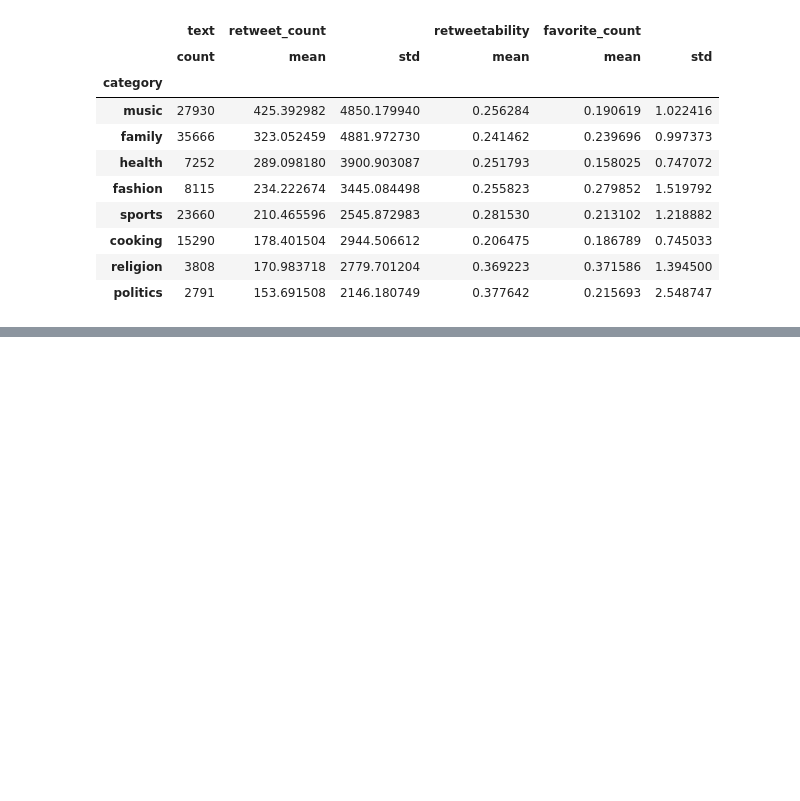
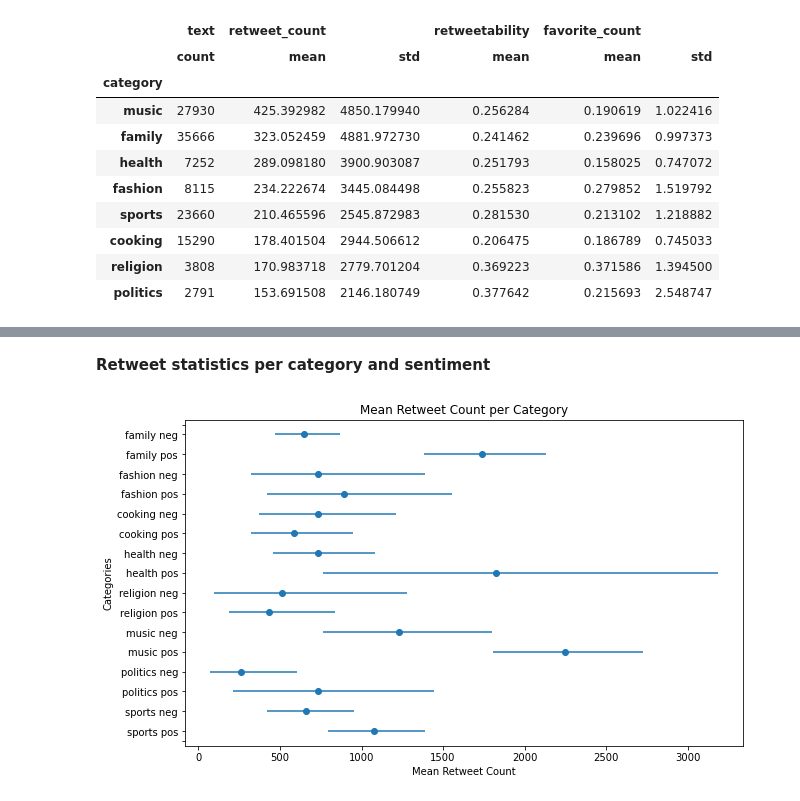
Before and after one commit to epfl-ada/ada-2020-project-milestone-p3-p3_musetti-adaletti, a Jupyter notebook: Creative_extension_analysis.ipynb, the cells around one changed output, grey strips where cells are left out. Saved outputs shown, nothing was run; the diff lists cells and outputs as text; code cells hidden in the pictures; blank space fills up the shorter version.

```diff
--- a/Creative_extension_analysis.ipynb
+++ b/Creative_extension_analysis.ipynb
@@ -1754,0 +1827,6 @@ show('mean_log', 'retweet_count', CATEGORIES)
+# %% [markdown]
+**Retweet statistics per category and sentiment**
+# %%
+show('mean', 'retweet_count', sentiment=True)
+# %% [output]
+[figure, added]
```
Also changed, not shown: parts of 31 cells of this notebook.
